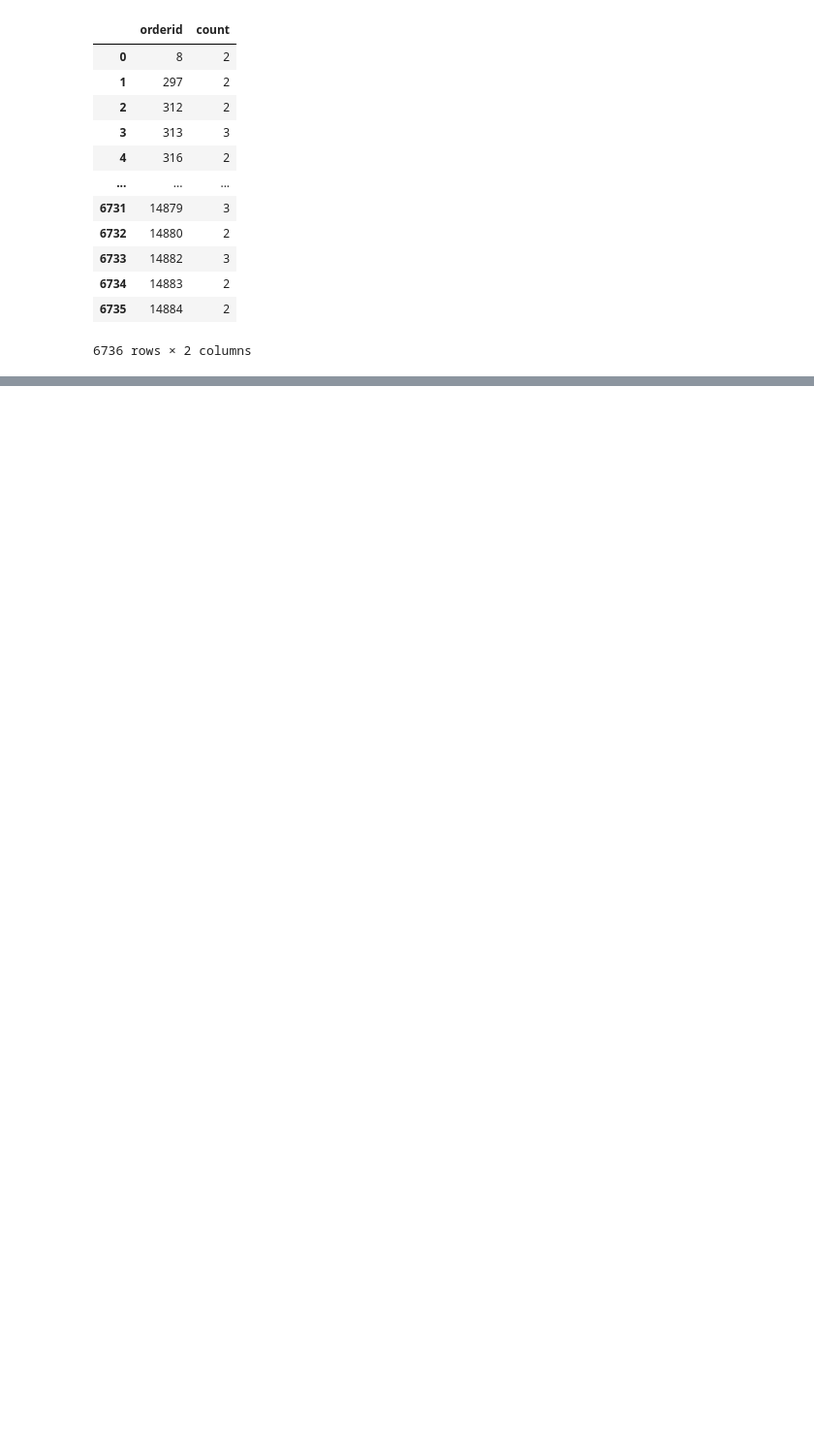
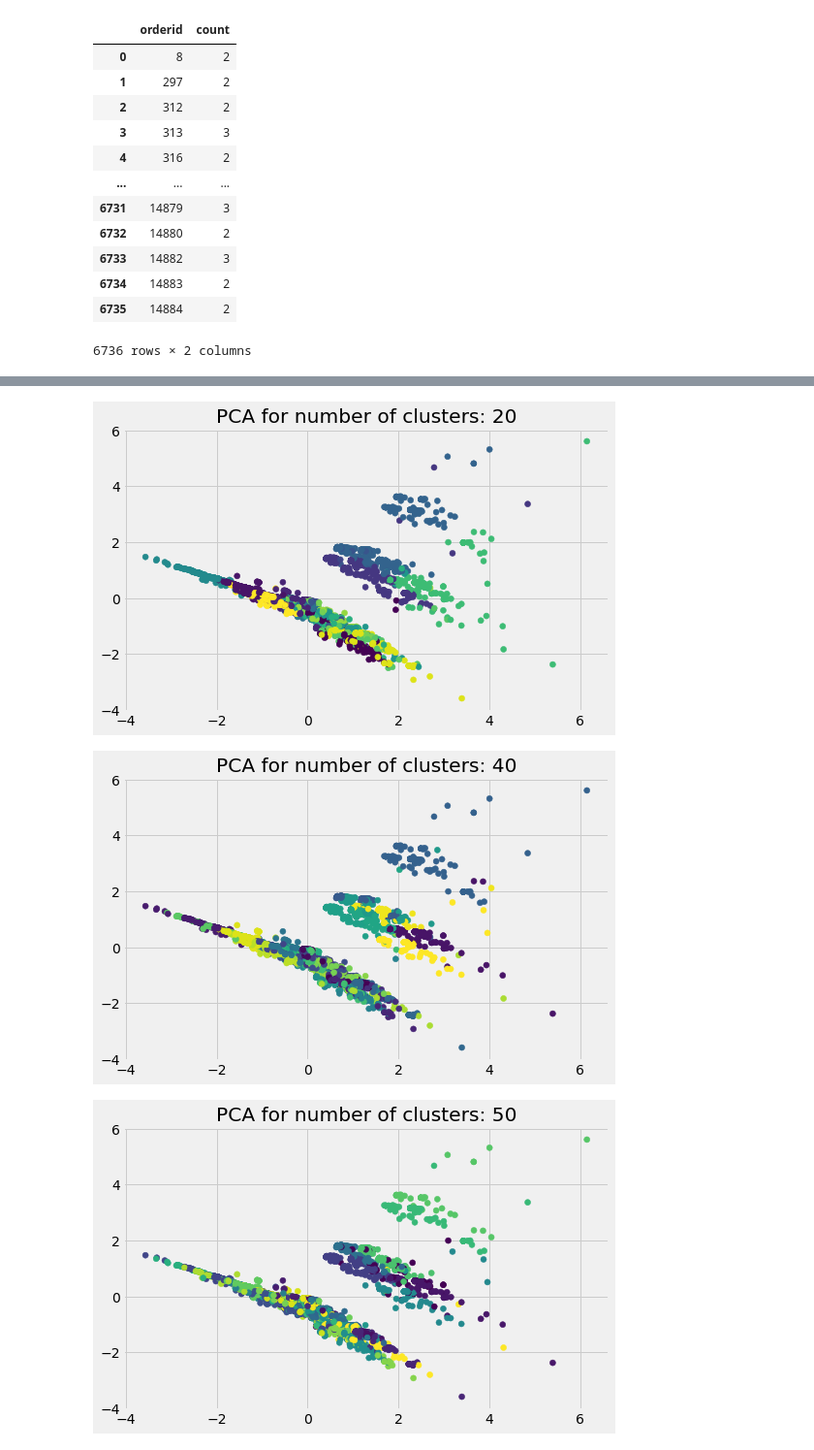
Before and after one commit to nakisa84/personalized-food-recommendation, a Jupyter notebook: notebooks/content-based-recommender.ipynb, the cells around one changed output, grey strips where cells are left out. Shown at 97% size. Drawn from its saved outputs; the diff is of its cells as text; code cells hidden in the pictures; blank space fills up the shorter version.

```diff
--- a/notebooks/content-based-recommender.ipynb
+++ b/notebooks/content-based-recommender.ipynb
@@ -394,0 +371,19 @@ plt.show()
+# %%
+k_list = [20,40,50,70,80,100,200]
+
+for k in k_list:
+    km = KMeans(n_clusters=k)
+    cluster_1 = km.fit_predict(orders_count_matrix)
+
+    # Use decomposition.PCA, and pass n_components=2 as parameter
+    fig, ax = plt.subplots(figsize=(8,5))
+    ax.set_title('PCA for number of clusters: ' + str(k))
+    pca = PCA(n_components=2)
+    pc1, pc2 = zip(*pca.fit_transform(orders_count_matrix.toarray()))
+    plt.scatter(pc1, pc2, c=cluster_1.tolist())
+
+    plt.show()
+# %% [output]
+[figure, added]
+[figure, added]
+[figure, added]
```
Also changed, not shown: parts of 26 cells of this notebook.
